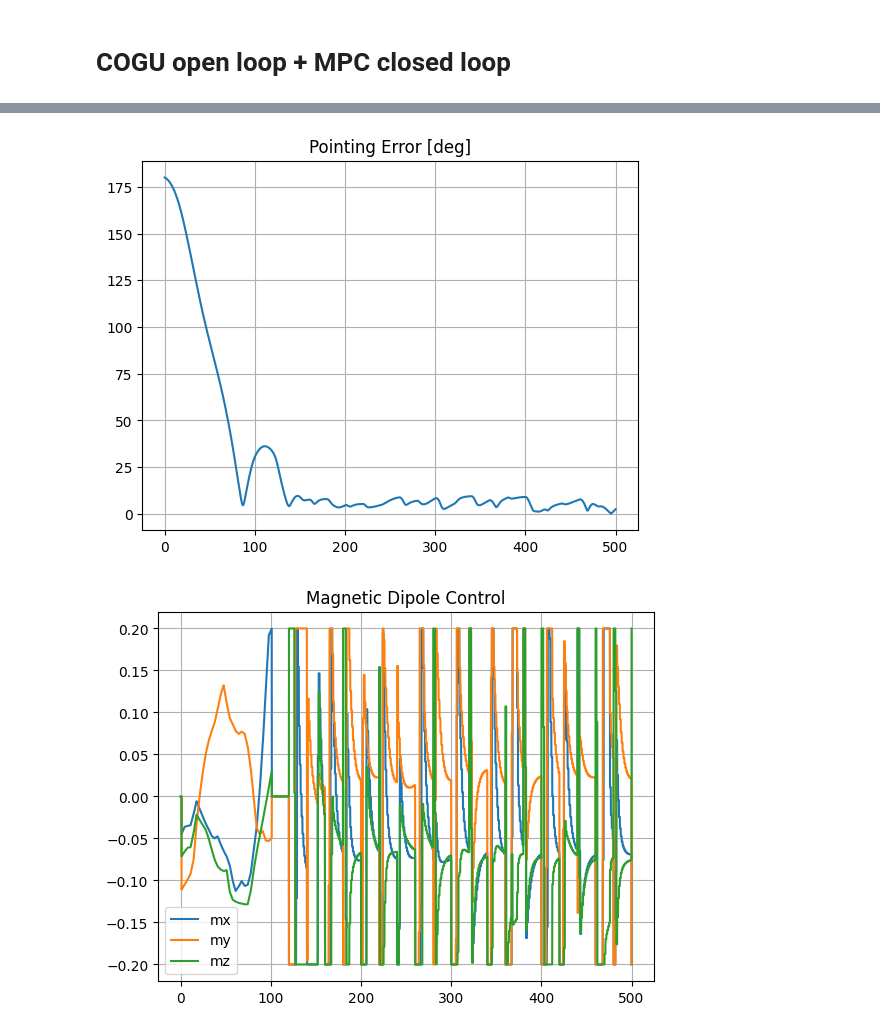
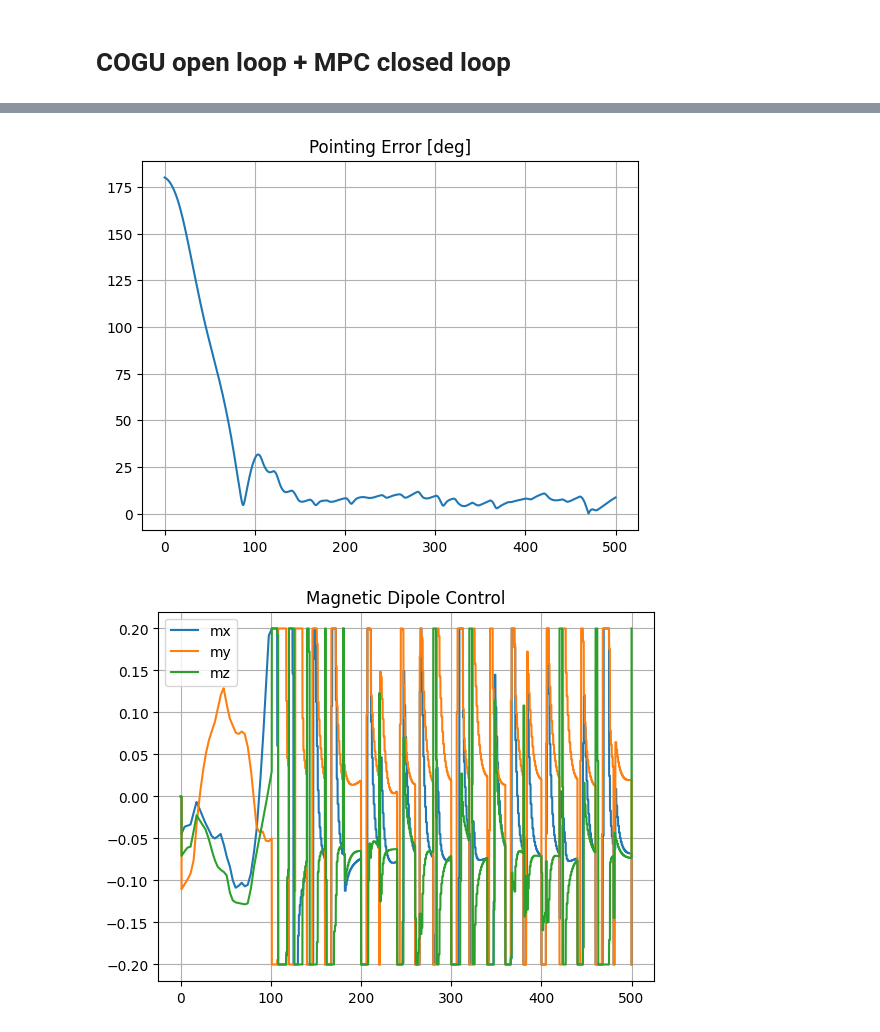
Before and after one commit to Franklin10mfq/COGU, a Jupyter notebook: COGU_algorithms/Waskiri_Sat_official/WMM/SCVx_Waskiri_Sat_WMM.ipynb, the cells around one changed output, grey strips where cells are left out. Cells and saved outputs as stored; diff of their text form; code cells hidden in the pictures.

Commit message:
MPC_COGU_working_II

```diff
--- a/COGU_algorithms/Waskiri_Sat_official/WMM/SCVx_Waskiri_Sat_WMM.ipynb
+++ b/COGU_algorithms/Waskiri_Sat_official/WMM/SCVx_Waskiri_Sat_WMM.ipynb
@@ -2239,7 +2259,10 @@ y_discrete_MPC = cp.Parameter((states_size,1*T_MPC), name='y_discrete_MPC')
 sqrt_tau_MPC = cp.Parameter(name='sqrt_tau_MPC')
 tau_MPC = cp.Parameter(name='tau_MPC')
 
-sqrt_tau_q_goal_MPC = cp.Parameter((7,1),name='sqrt_tau_q_goal_MPC')
+sqrt_alpha_q_sqrt_tau_q_goal_MPC = cp.Parameter((4,1),name='sqrt_alpha_q_sqrt_tau_q_goal_MPC')
+sqrt_alpha_h_sqrt_tau_q_goal_MPC = cp.Parameter((3,1),name='sqrt_alpha_h_sqrt_tau_h_goal_MPC')
+sqrt_alpha_q_sqrt_tau_MPC = cp.Parameter(name='sqrt_alpha_q_sqrt_tau_MPC')
+sqrt_alpha_h_sqrt_tau_MPC = cp.Parameter(name='sqrt_alpha_h_sqrt_tau_MPC')
 
 start_pos_MPC = cp.Parameter((states_size,1), name='start_pos_MPC')
 end_pos_MPC = cp.Parameter((states_size,1), name='end_pos_MPC')
@@ -2257,12 +2280,12 @@ constraints_MPC = [
 cost_MPC = 0
 
 #for k in range(0, T_MPC): # from 0 to T-1
-    #cost_MPC += 0.0001*cp.sum_squares(sqrt_tau_MPC*u_MPC[0:3,k:k+1])
+#    cost_MPC += cp.sum_squares(sqrt_tau_MPC*u_MPC[0:3,k:k+1])
 #    cost_MPC += 0.01*cp.norm(tau_MPC*u_MPC[0:3, k:k+1],1)
 for k in range(0, T_MPC+1): # from 0 to T-1
-    cost_MPC += 0.1*cp.sum_squares(sqrt_tau_MPC*x_MPC[0:4,k:k+1]-sqrt_tau_q_goal_MPC[0:4,0:1])
+    cost_MPC += cp.sum_squares(sqrt_alpha_q_sqrt_tau_MPC*x_MPC[0:4,k:k+1]-sqrt_alpha_q_sqrt_tau_q_goal_MPC)
 for k in range(0, T_MPC+1): # from 0 to T-1
-    cost_MPC += 100000*cp.sum_squares(sqrt_tau_MPC*x_MPC[4:7,k:k+1]-sqrt_tau_q_goal_MPC[4:7,0:1])
+    cost_MPC += cp.sum_squares(sqrt_alpha_h_sqrt_tau_MPC*x_MPC[4:7,k:k+1]-sqrt_alpha_h_sqrt_tau_q_goal_MPC)
 
 #cost_MPC += 100*cp.sum_squares(sqrt_tau_MPC*x_MPC[0:4,T_MPC:T_MPC+1]-sqrt_tau_q_goal_MPC[0:4,0:1])
 #cost_MPC += 100000*cp.sum_squares(sqrt_tau_MPC*x_MPC[4:7,T_MPC:T_MPC+1]-sqrt_tau_q_goal_MPC[4:7,0:1])
@@ -2347,15 +2370,18 @@ def y_MPC_function(invIxx_d, invIxy_d, invIxz_d,
 init_quat = np.array([[-0.06288717],[ 0.16972201],[ 0.98293474],[ 0.03284674]])
 B_double_plot = np.zeros((3,T_MPC))
 # %%
-def m_MPC(init_quat,start_hb,t0,sim_time, mRMM_double):
+def m_MPC(init_quat,start_hb,t0,sim_time, mRMM_double, alpha_q, alpha_h):
     start_pos_MPC.value=np.block([[init_quat],[start_hb]])
     end_pos_MPC.value=np.block([[end_quat],[end_hb]])
 
     omega_max_MPC.value=100*omega_max_double
     m_max_MPC.value=m_max_double
+    sqrt_alpha_q_sqrt_tau_MPC.value=(alpha_q)**0.5*(dt_MPC)**0.5
+    sqrt_alpha_h_sqrt_tau_MPC.value=(alpha_h)**0.5*(dt_MPC)**0.5
+    tau_MPC.value=(dt_MPC)
     sqrt_tau_MPC.value=(dt_MPC)**0.5
-    tau_MPC.value=(dt_MPC)
-    sqrt_tau_q_goal_MPC.value=(dt_MPC)**0.5*np.block([[end_quat],[end_hb]])
+    sqrt_alpha_q_sqrt_tau_q_goal_MPC.value=(alpha_q)**0.5*(dt_MPC)**0.5*end_quat
+    sqrt_alpha_h_sqrt_tau_q_goal_MPC.value=(alpha_h)**0.5*(dt_MPC)**0.5*end_hb
     invJ_MPC.value=np.linalg.inv(Jsat_double)
 
     for k in range(0, T_MPC):
@@ -2429,6 +2455,8 @@ global MPC_control_count
 MPC_control_count = 0
 global u_value_MPC
 u_value_MPC = np.zeros((3,T_MPC))
+global MPC_first_flag
+MPC_first_flag = 0
 
 def add_quat_noise(q, sigma_rad=1*3*np.pi/180):
     """
@@ -2458,7 +2486,7 @@ def add_quat_noise(q, sigma_rad=1*3*np.pi/180):
     return qn.reshape(4,1)
 
 
-def add_momentum_noise(h, sigma_omega_deg=0.02):
+def add_momentum_noise(h, sigma_omega_deg=1*0.02):
     """
     Add Gaussian noise to angular momentum corresponding to a constant
     gyroscope noise sigma_omega_deg [deg/s].
@@ -2491,12 +2519,13 @@ def u_interpol_zoh(t, u_value, dt_control):
     return u_value[:, index]
 
 
-def u_interpol_linear_MPC(t, u_value, dt_control, t_lat, quat, hb, sim_time, MPC_control_size):
+def u_interpol_linear_MPC(t, u_value, dt_control, t_lat, quat, hb, sim_time, MPC_control_size,alpha_q_double,alpha_h_double):
     """
     Linear interpolation with latency.
     """
     global MPC_control_count
     global u_value_MPC
+    global MPC_first_flag
 
     T_control = u_value.shape[1]
 
@@ -2513,14 +2542,16 @@ def u_interpol_linear_MPC(t, u_value, dt_control, t_lat, quat, hb, sim_time, MPC
 
         u0 = u_value[:, index]
         u1 = u_value[:, index + 1]
-
         return (1 - alpha) * u0 + alpha * u1
     else:
+        if MPC_first_flag == 0:
+            u_value_MPC, hx_value = m_MPC(quat, hb, t, sim_time,mRMM_double,alpha_q_double,alpha_h_double)
+            MPC_first_flag=1
 
         # Recompute MPC every MPC_control_size steps
         if MPC_control_count == MPC_control_size:
             MPC_control_count = 0
-            u_value_MPC, hx_value = m_MPC(quat, hb, t, sim_time,mRMM_double)
+            u_value_MPC, hx_value = m_MPC(quat, hb, t, sim_time,mRMM_double,alpha_q_double,alpha_h_double)
 
         # Apply current control in sequence
 
@@ -2631,15 +2662,19 @@ dt_state = 0.01
 dt_control = tau_double
 N = int(sim_time / dt_state) + 1
 
+alpha_q_double = 0.1
+alpha_h_double = 100000
+
 MPC_control_size = 20
 
 q_history = np.zeros((N, 4))
 w_history = np.zeros((N, 3))
 t_history = np.zeros(N)
 u_history = np.zeros((N, 3))
+N_B_history = np.zeros((N, 3))
 
 t = 0
-t_lat = 1
+t_lat = 1 #COGU latency
 
 # =========================================
 # Simulation loop
@@ -2662,12 +2697,15 @@ for i in range(N):
     u_current  = u_interpol_linear_MPC(
         t, u_value, dt_control, t_lat,
         q_meas, h_meas, sim_time,
-        MPC_control_size
+        MPC_control_size, alpha_q_double, alpha_h_double
     )
 
     u_history[i] = u_current
 
+    N_B_history[i] = ctvf.ECI_B_function(t, N_B_precomputed, len(N_B_precomputed.T), sim_time).T
+
     x = rk4_step(dynamics, t, x, u_current, dt_state, params)
+
     t += dt_state
 
     print("Time [s]: ",t)
@@ -2720,4 +2758,11 @@ plt.legend(["mx","my","mz"])
 plt.title("Magnetic Dipole Control")
 plt.grid()
 plt.show()
+
+plt.figure()
+plt.plot(t_history, N_B_history)
+plt.legend(["Bx","By","Bz"])
+plt.title("Magnetic Field (WMM+HPOP) ECI")
+plt.grid()
+plt.show()
 # %% [output]
@@ -2743,2 +2788,2 @@ Time [s
-[figure, old version]
+[figure, new version]
-[figure, old version]
+[figure, new version]
```
Also changed, not shown: parts of 11 cells of this notebook.
